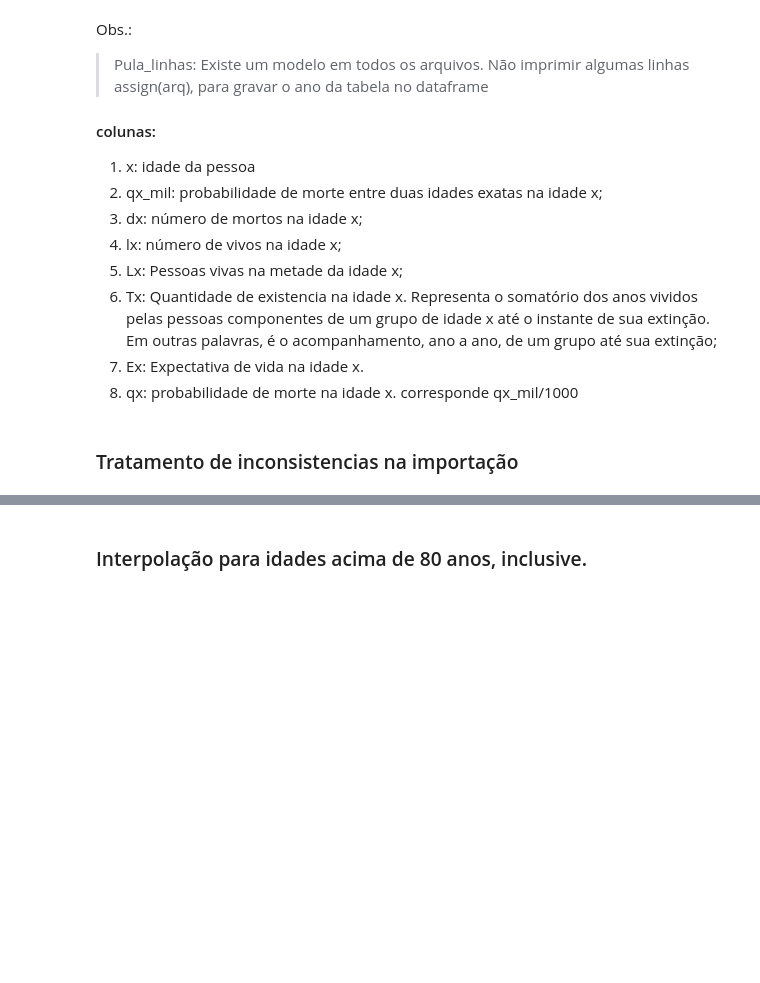
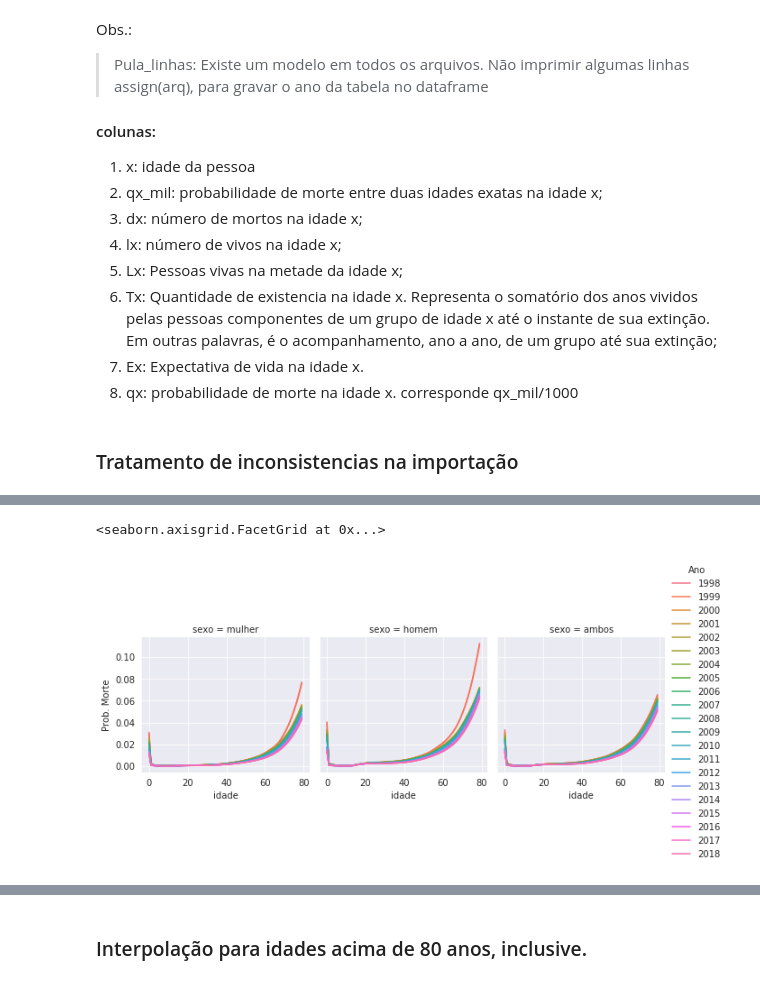
Before and after one commit to Domdoug/tabua_mortalidade_atuarial_com_lstm, a Jupyter notebook: Expectativa_vida.ipynb, the cells around one changed output, grey strips where cells are left out. Saved outputs shown, nothing was run; the diff lists cells and outputs as text; code cells hidden in the pictures; blank space fills up the shorter version.

```diff
--- a/Expectativa_vida.ipynb
+++ b/Expectativa_vida.ipynb
@@ -245,0 +217,10 @@ df_homem[df_homem['x'].astype(str).str.contains("80")].head()
+# %%
+# grafico - probabilidade de morte
+graf = sns.FacetGrid(df_agregado, col="sexo", hue="Ano")
+graf.map(sns.lineplot, "x", "qx_prob")
+graf.add_legend()
+graf.set_xlabels("idade")
+graf.set_ylabels("Prob. Morte")
+# %% [output]
+<seaborn.axisgrid.FacetGrid at 0x...>
+[figure, added]
```
Also changed, not shown: parts of 108 cells of this notebook, 1 other file.
